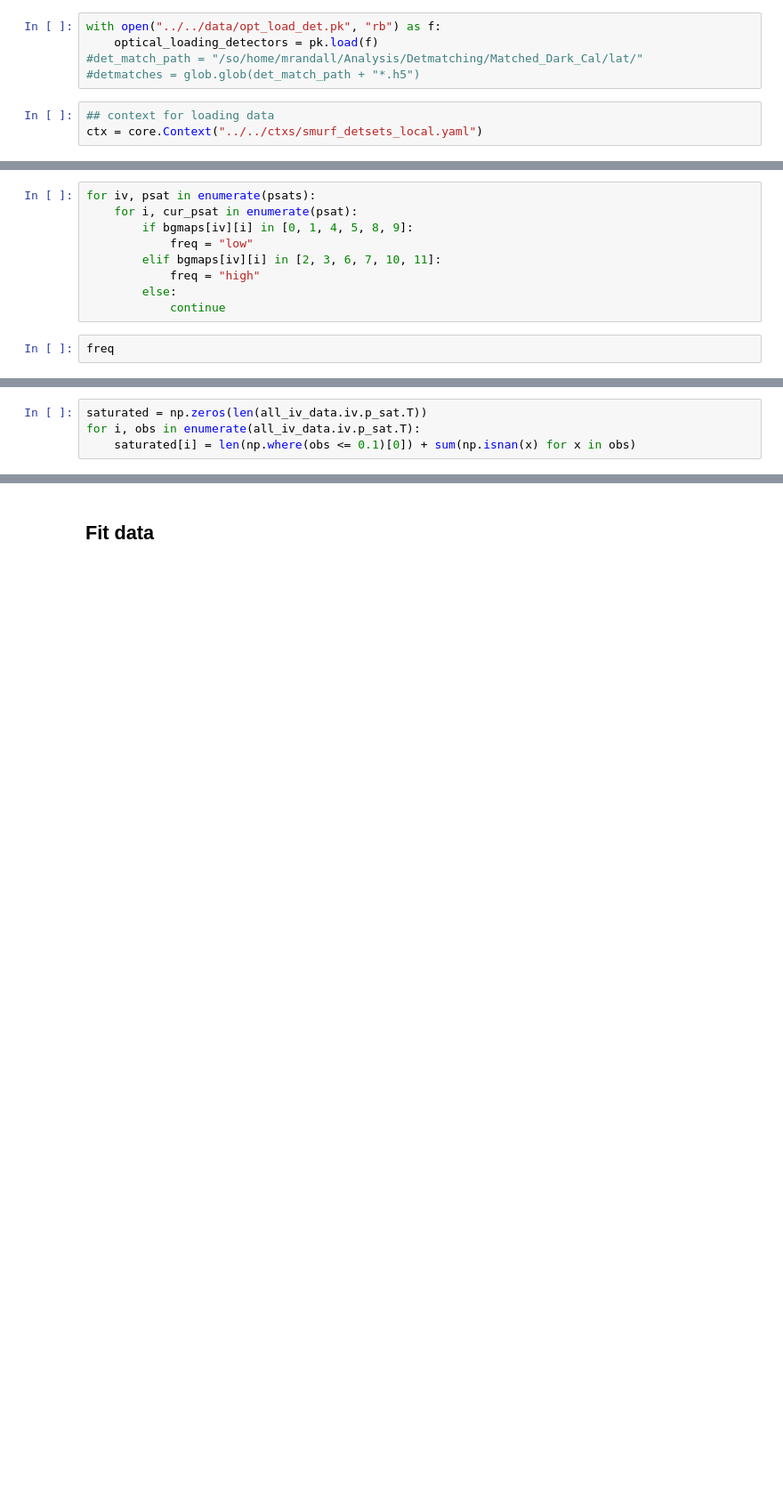
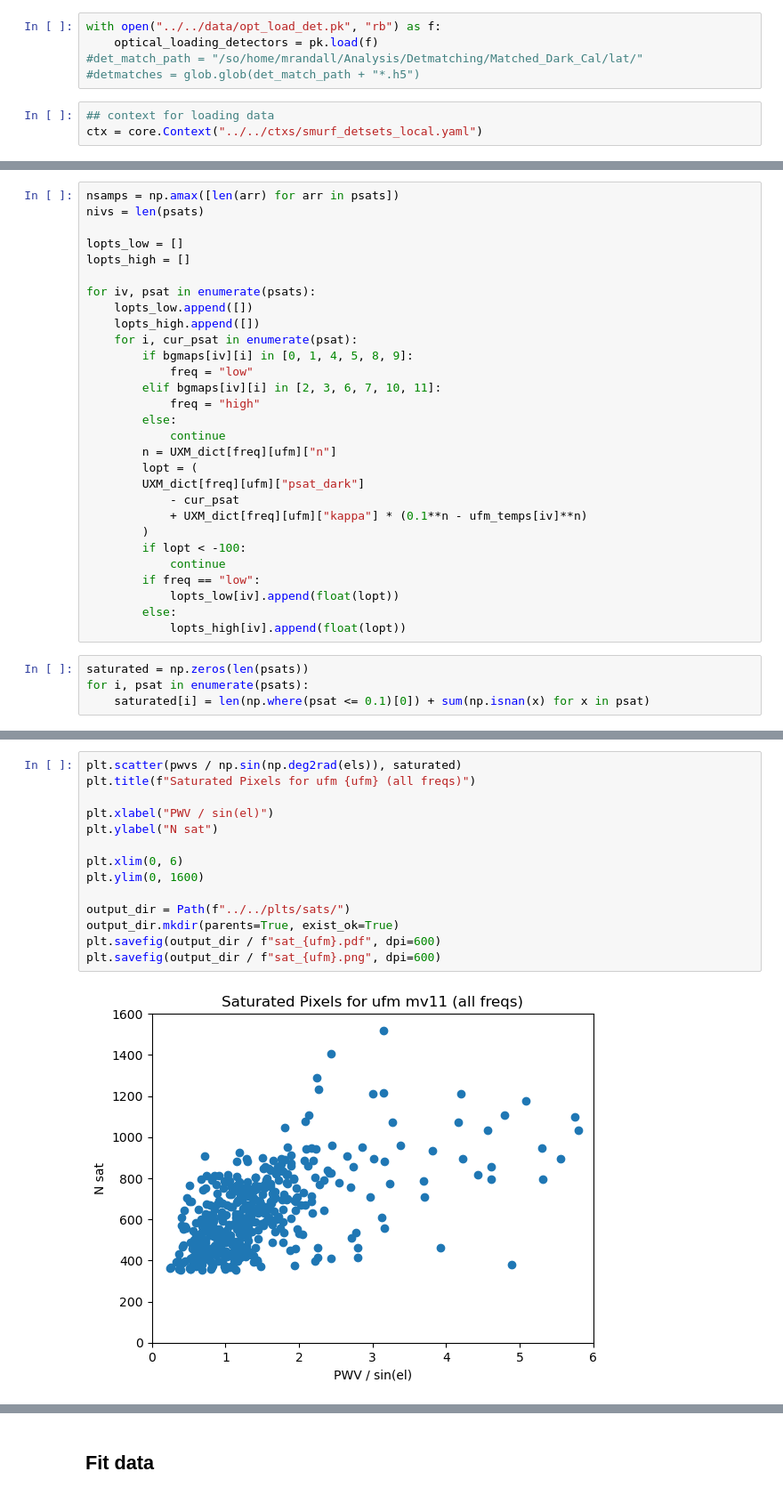
Before and after one commit to Sulla2012/LAT_Loading, a Jupyter notebook: latcom/notebooks/optical_loading.ipynb, the cells around one changed output, grey strips where cells are left out. Shown at 89% size. Cells and saved outputs as stored; diff of their text form; blank space fills up the shorter version.

```diff
--- a/latcom/notebooks/optical_loading.ipynb
+++ b/latcom/notebooks/optical_loading.ipynb
@@ -93,5 +114,13 @@ for i in range(len(obs_list)):
 # %%
+nsamps = np.amax([len(arr) for arr in psats])
+nivs = len(psats)
+
+lopts_low = []
+lopts_high = []
+
 for iv, psat in enumerate(psats):
+    lopts_low.append([])
+    lopts_high.append([])
     for i, cur_psat in enumerate(psat):
         if bgmaps[iv][i] in [0, 1, 4, 5, 8, 9]:
             freq = "low"
@@ -99,5 +128,19 @@ for iv, psat in enumerate(psats):
             freq = "high"
         else:
             continue
+        n = UXM_dict[freq][ufm]["n"]
+        lopt = (
+        UXM_dict[freq][ufm]["psat_dark"]
+            - cur_psat
+            + UXM_dict[freq][ufm]["kappa"] * (0.1**n - ufm_temps[iv]**n)
+        )
+        if lopt < -100:
+            continue
+        if freq == "low":
+            lopts_low[iv].append(float(lopt))
+        else:
+            lopts_high[iv].append(float(lopt))
 # %%
-freq
+saturated = np.zeros(len(psats))
+for i, psat in enumerate(psats):
+    saturated[i] = len(np.where(psat <= 0.1)[0]) + sum(np.isnan(x) for x in psat)
@@ -401,4 +146,0 @@ idx_dict = {"030": 0, "040": 1, "090": 2, "150": 3, "220": 4, "280": 5}
-# %%
-saturated = np.zeros(len(all_iv_data.iv.p_sat.T))
-for i, obs in enumerate(all_iv_data.iv.p_sat.T):
-    saturated[i] = len(np.where(obs <= 0.1)[0]) + sum(np.isnan(x) for x in obs)
@@ -435,0 +147,16 @@ plt.ylim(0, 1600)
+# %%
+plt.scatter(pwvs / np.sin(np.deg2rad(els)), saturated)
+plt.title(f"Saturated Pixels for ufm {ufm} (all freqs)")
+
+plt.xlabel("PWV / sin(el)")
+plt.ylabel("N sat")
+
+plt.xlim(0, 6)
+plt.ylim(0, 1600)
+
+output_dir = Path(f"../../plts/sats/")
+output_dir.mkdir(parents=True, exist_ok=True)
+plt.savefig(output_dir / f"sat_{ufm}.pdf", dpi=600)
+plt.savefig(output_dir / f"sat_{ufm}.png", dpi=600)
+# %% [output]
+[figure, added]
```
Also changed, not shown: parts of 31 cells of this notebook, 2 other files.
